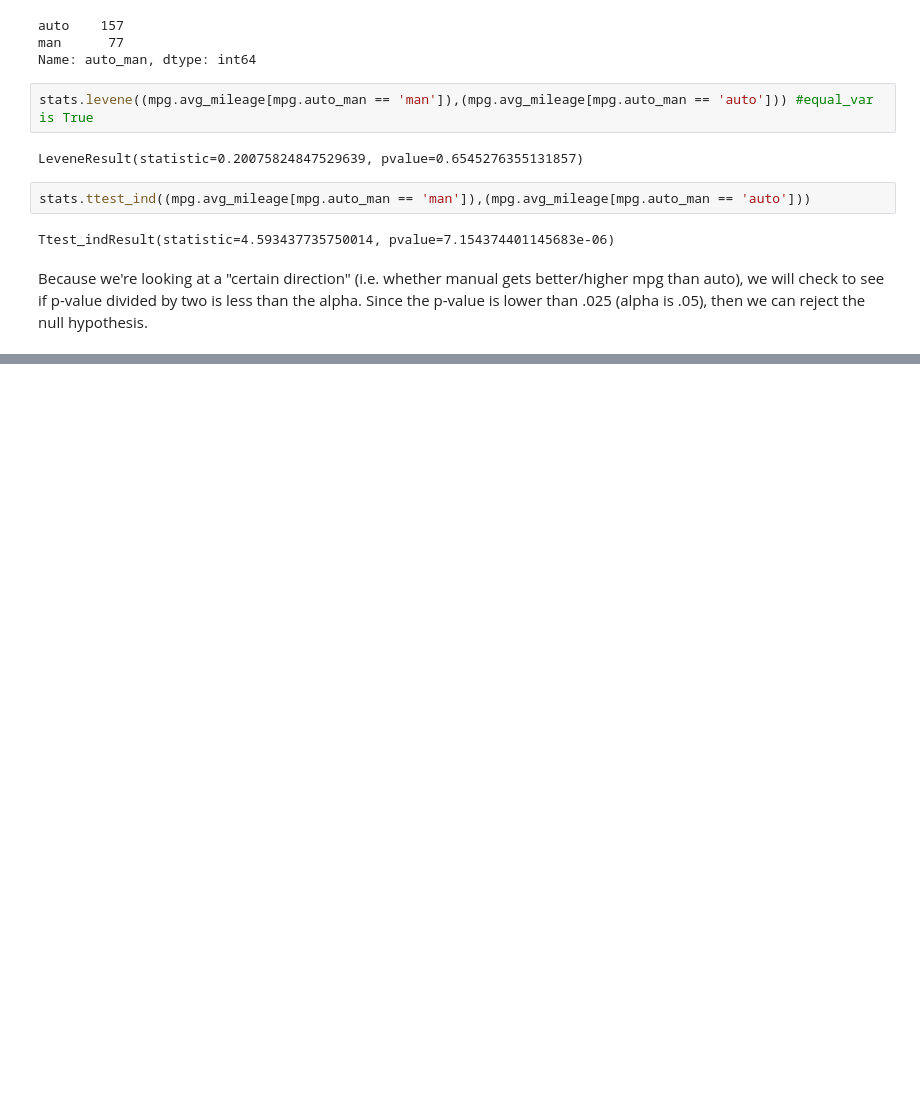
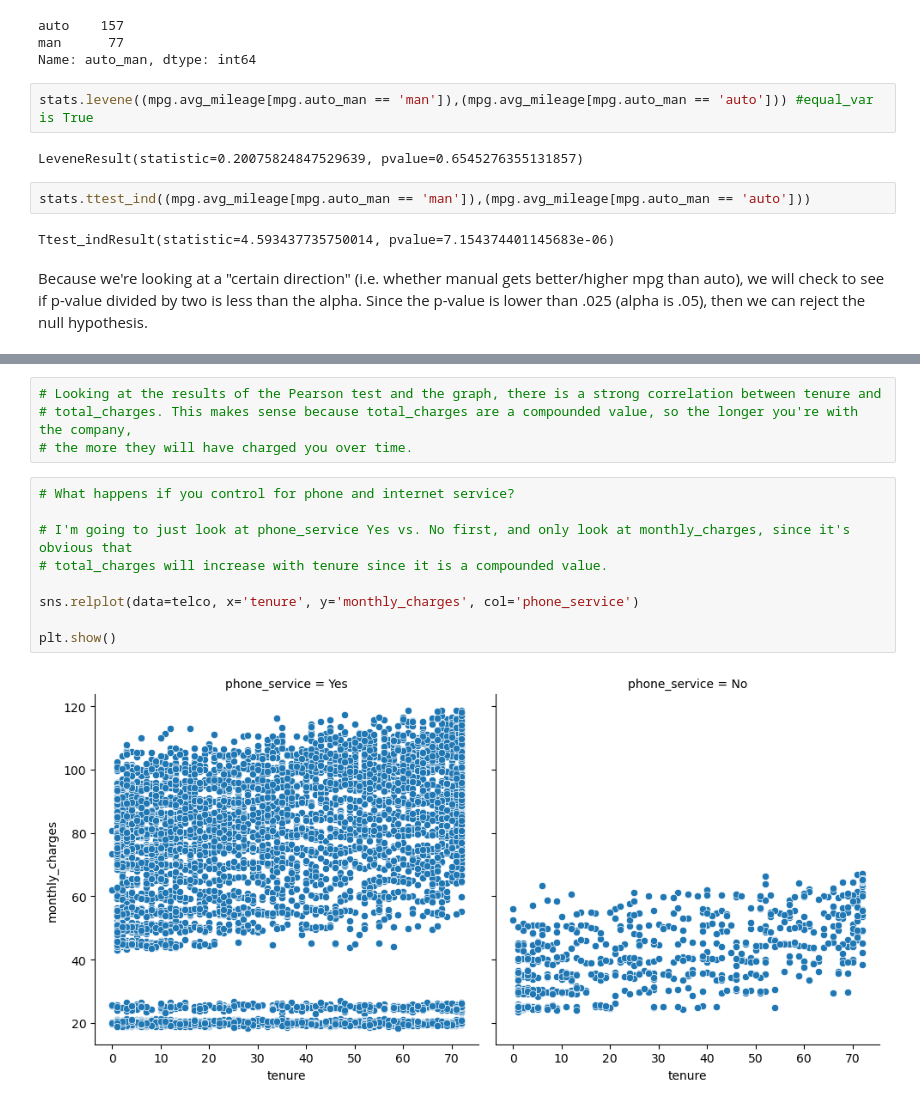
Before and after one commit to wilson-velasco/statistics-exercises, a Jupyter notebook: hypothesis_testing.ipynb, the cells around one changed output, grey strips where cells are left out. Saved outputs shown, nothing was run; the diff lists cells and outputs as text; blank space fills up the shorter version.

```diff
--- a/hypothesis_testing.ipynb
+++ b/hypothesis_testing.ipynb
@@ -206,0 +322,15 @@ Because we're looking at a "certain direction" (i.e. whether manual gets better/
+# %%
+# Looking at the results of the Pearson test and the graph, there is a strong correlation between tenure and
+# total_charges. This makes sense because total_charges are a compounded value, so the longer you're with the company,
+# the more they will have charged you over time.
+# %%
+# What happens if you control for phone and internet service?
+
+# I'm going to just look at phone_service Yes vs. No first, and only look at monthly_charges, since it's obvious that
+# total_charges will increase with tenure since it is a compounded value.
+
+sns.relplot(data=telco, x='tenure', y='monthly_charges', col='phone_service')
+
+plt.show()
+# %% [output]
+[figure, added]
```
Also changed, not shown: parts of 50 cells of this notebook.
